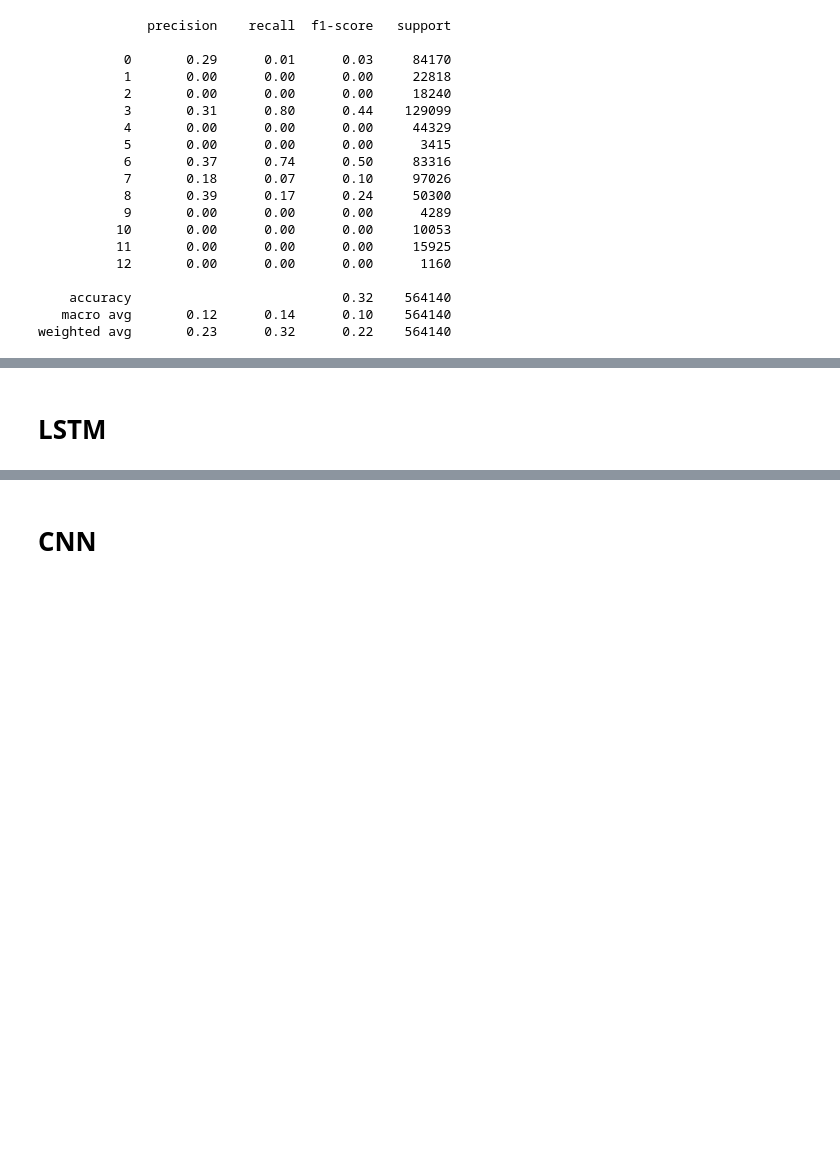
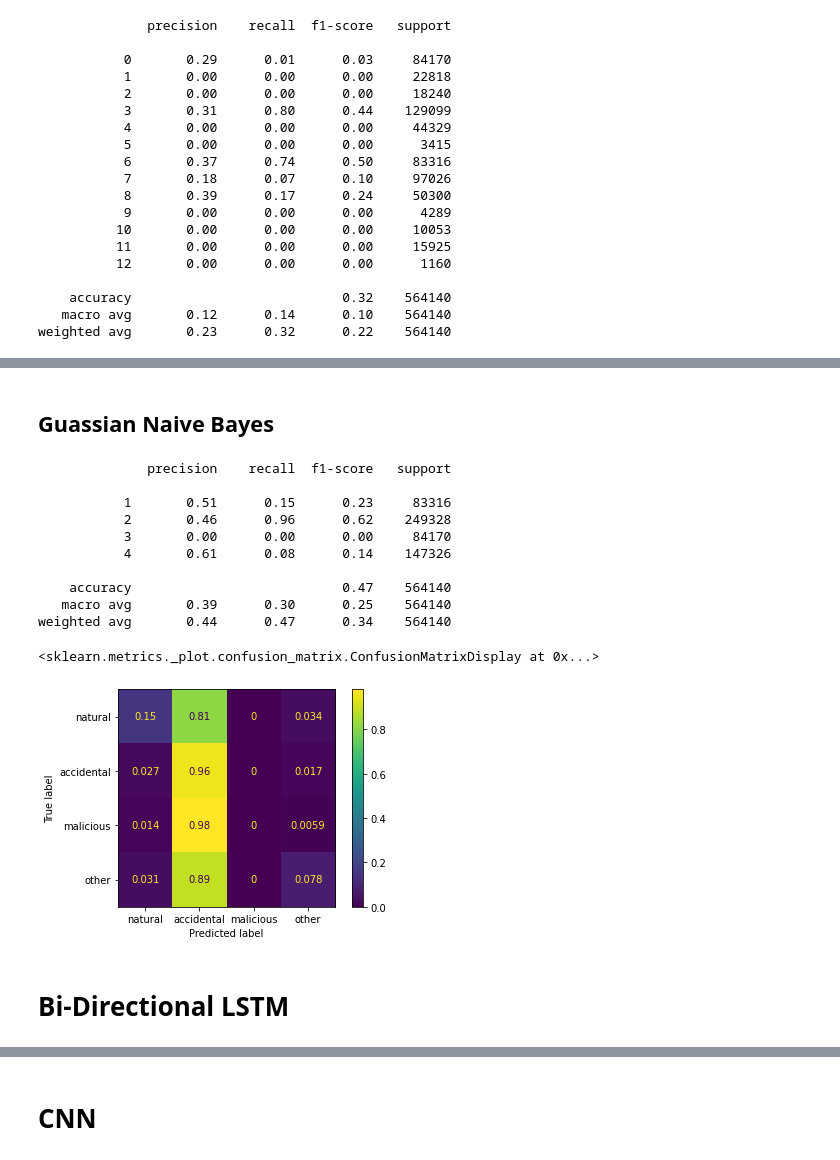
Before and after one commit to rationalyt/Wildfire_Cause_Prediction, a Jupyter notebook: Wildfire.ipynb, the cells around one changed output, grey strips where cells are left out. Drawn from its saved outputs; the diff is of its cells as text; code cells hidden in the pictures; blank space fills up the shorter version.

```diff
--- a/Wildfire.ipynb
+++ b/Wildfire.ipynb
@@ -510,3 +574,29 @@ weighted avg       0.23      0.32      0.22    564140
+# %% [markdown]
+## Guassian Naive Bayes
+# %%
+from sklearn.naive_bayes import GaussianNB
+
+clf = GaussianNB()
+clf.fit(X_train, y_train)
+y_pred_gnb = clf.predict(X_test)
+print(classification_report(y_test, y_pred_gnb))
+
+cm_gnb = confusion_matrix(y_test,y_pred_gnb,normalize='true')
+disp = ConfusionMatrixDisplay(confusion_matrix=cm_gnb,display_labels=['natural','accidental','malicious','other'])
+disp.plot()
+# %% [output]
+              precision    recall  f1-score   support
+
+           1       0.51      0.15      0.23     83316
+           2       0.46      0.96      0.62    249328
+           3       0.00      0.00      0.00     84170
+           4       0.61      0.08      0.14    147326
+
+    accuracy                           0.47    564140
+   macro avg       0.39      0.30      0.25    564140
+weighted avg       0.44      0.47      0.34    564140
+<sklearn.metrics._plot.confusion_matrix.ConfusionMatrixDisplay at 0x...>
+[figure, added]
 # %% [markdown]
-# LSTM
+# Bi-Directional LSTM
 # %%
```
Also changed, not shown: parts of 32 cells of this notebook.
